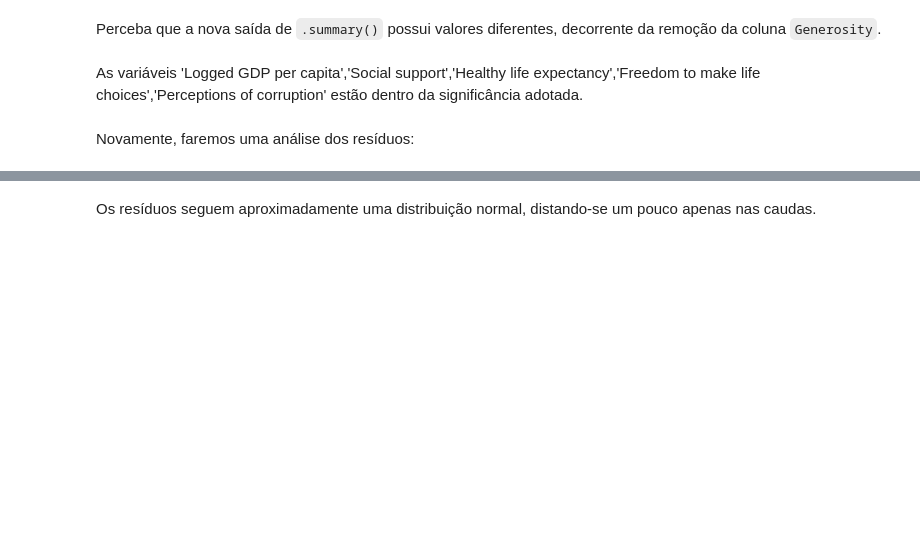
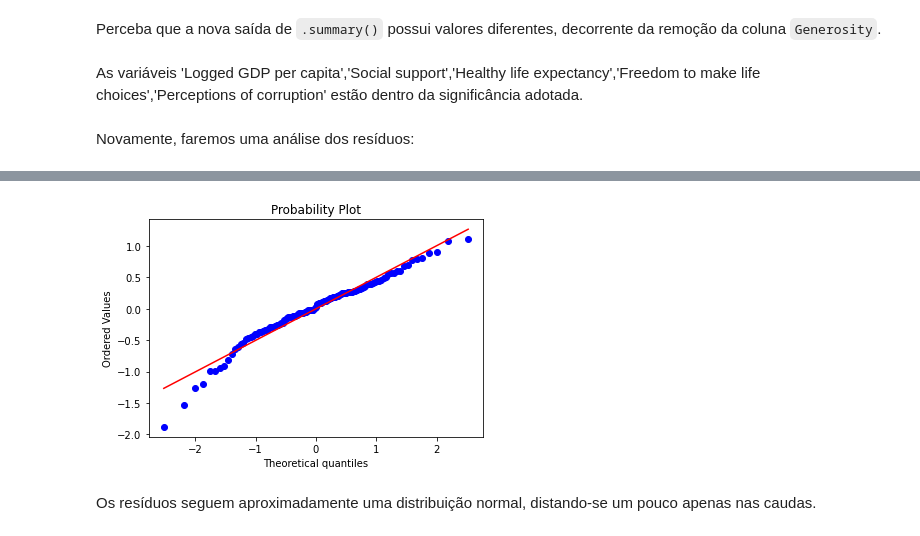
Before and after one commit to niveaabreu/Projeto-2-Ciencia-dos-Dados, a Jupyter notebook: Projeto 2 - Ciência dos Dados.ipynb, the cells around one changed output, grey strips where cells are left out. Cells and saved outputs as stored; diff of their text form; code cells hidden in the pictures; blank space fills up the shorter version.

```diff
--- a/Projeto 2 - Ciência dos Dados.ipynb
+++ b/Projeto 2 - Ciência dos Dados.ipynb
@@ -403,5 +404,5 @@ residuos2 = y_train - y2_predito
 
 # Gráfico para concluir suspeita
 plt.figure(figsize=(6,4))
-probplot(residuos2, dist='norm', plot=plt);
+scipy.stats.probplot(residuos2, dist='norm', plot=plt);
 # %% [output]
@@ -410,3 +409,4 @@ probplot(residuos2, dist='norm', plot=plt);
+[figure, added]
 # %% [markdown]
 Os resíduos seguem aproximadamente uma distribuição normal, distando-se um pouco apenas nas caudas.
 # %%
```
Also changed, not shown: parts of 24 cells of this notebook, 1 other file.
